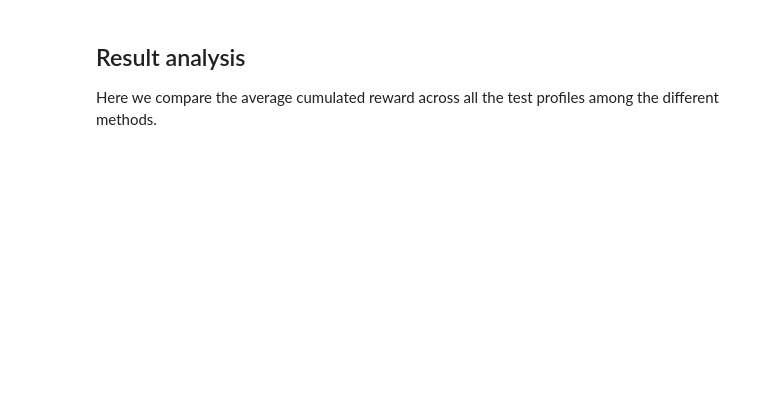
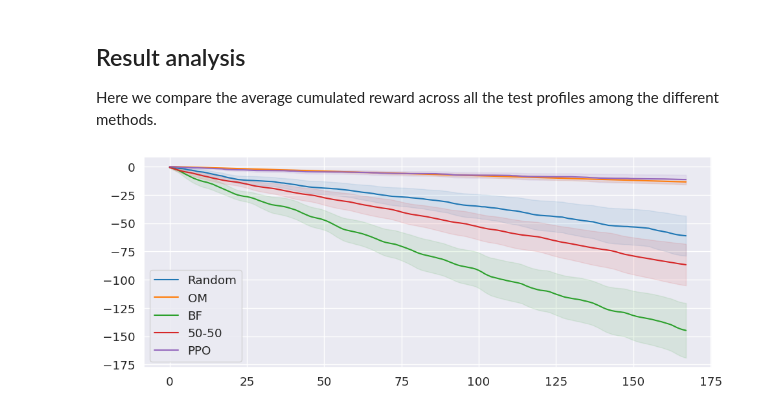
Before and after one commit to Daveonwave/ErNESTO-gym, a Jupyter notebook: examples/single_agent/benchmarks.ipynb, the cells around one changed output. Cells and saved outputs as stored; diff of their text form; code cells hidden in the pictures; blank space fills up the shorter version.

```diff
--- a/examples/single_agent/benchmarks.ipynb
+++ b/examples/single_agent/benchmarks.ipynb
@@ -120,12 +124,16 @@ for profile in tqdm(test_profiles):
     done = False
     rewards[alg][profile] = {}
     rewards[alg][profile]['pure'] = []
+    rewards[alg][profile]['weigh'] = []
+    rewards[alg][profile]['norm'] = []
 
     while not done:
         action = np.array([0]) # Only trading with market
         obs, reward, terminated, truncated, info = env.step(action)
         done = terminated or truncated
         rewards[alg][profile]['pure'].append(list(info['pure_rewards'].values()))
+        rewards[alg][profile]['norm'].append(list(info['norm_rewards'].values()))
+        rewards[alg][profile]['weigh'].append(list(info['weighted_rewards'].values()))
 # %% [markdown]
 <h3> Battery First Policy: </h3>
 The action chosen is always 1, meaning that the battery is always used before interacting with the market.
@@ -138,12 +146,16 @@ for profile in tqdm(test_profiles):
     done = False
     rewards[alg][profile] = {}
     rewards[alg][profile]['pure'] = []
+    rewards[alg][profile]['weigh'] = []
+    rewards[alg][profile]['norm'] = []
 
     while not done:
         action = np.array([1])  # Use the battery as much as possible
         obs, reward, terminated, truncated, info = env.step(action)
         done = terminated or truncated
         rewards[alg][profile]['pure'].append(list(info['pure_rewards'].values()))
+        rewards[alg][profile]['norm'].append(list(info['norm_rewards'].values()))
+        rewards[alg][profile]['weigh'].append(list(info['weighted_rewards'].values()))
 # %% [markdown]
 <h3> 50-50 Policy: </h3>
 The action chosen is always 0.5, meaning that the battery is never used.
@@ -156,12 +168,16 @@ for profile in tqdm(test_profiles):
     done = False
     rewards[alg][profile] = {}
     rewards[alg][profile]['pure'] = []
+    rewards[alg][profile]['weigh'] = []
+    rewards[alg][profile]['norm'] = []
 
     while not done:
         action = np.array([0.5])  # Use the battery at 50%
         obs, reward, terminated, truncated, info = env.step(action)
         done = terminated or truncated
         rewards[alg][profile]['pure'].append(list(info['pure_rewards'].values()))
+        rewards[alg][profile]['norm'].append(list(info['norm_rewards'].values()))
+        rewards[alg][profile]['weigh'].append(list(info['weighted_rewards'].values()))
 # %% [markdown]
 ### PPO agent
 Here we load the previously created model `PPO_trained`.
@@ -181,7 +197,7 @@ rewards[alg] = {}
 model = PPO(MlpPolicy, env, verbose=1)
 vec_env = model.get_env()
 # model = PPO.load("examples/single_agent/models/Weekly_experiment_longer_20250811_seed11.zip")
-model = PPO.load("examples/single_agent/models/model_20251111.zip")
+model = PPO.load("examples/single_agent/models/20251112_model.zip")
 
 
 for profile in tqdm(test_profiles):
@@ -191,6 +207,8 @@ for profile in tqdm(test_profiles):
     cumulated_reward = 0
     rewards[alg][profile] = {}
     rewards[alg][profile]['pure'] = []
+    rewards[alg][profile]['norm'] = []
+    rewards[alg][profile]['weigh'] = []
     done = False
 
     while not done:
@@ -198,5 +216,7 @@ for profile in tqdm(test_profiles):
         obs, r, dones, info = vec_env.step(action)
         done = dones[0]
         rewards[alg][profile]['pure'].append(list(info[0]['pure_rewards'].values()))
+        rewards[alg][profile]['norm'].append(list(info[0]['norm_rewards'].values()))
+        rewards[alg][profile]['weigh'].append(list(info[0]['weighted_rewards'].values()))
 # %% [output]
 ++++++ INITIALIZING ENV +++++++
@@ -408,15 +242,17 @@ Here we compare the average cumulated reward across all the test profiles among
 # %%
 fig, ax = plt.subplots(1, 1, figsize=(10, 4), tight_layout=True)
 
 for i, alg in enumerate(rewards.keys()):
-    cum_rewards = []
+    cum_rewards_pure = []
     for profile in rewards[alg].keys():
-        cum_rewards.append(np.cumsum([rewards[alg][profile]['pure'][i][0] + rewards[alg][profile]['pure'][i][1] + rewards[alg][profile]['pure'][i][2] for i in range(len(rewards[alg][profile]['pure']))]))
+        cum_rewards_pure.append(np.cumsum([rewards[alg][profile]['pure'][i][0] + rewards[alg][profile]['pure'][i][1] + rewards[alg][profile]['pure'][i][2] for i in range(len(rewards[alg][profile]['pure']))]))
 
-    means = np.mean(cum_rewards, axis=0)
-    stds = np.std(cum_rewards, axis=0)
-    ci = 1.96 * stds/np.sqrt(len(rewards[alg].keys()))
+    means_pure = np.mean(cum_rewards_pure, axis=0)
+    stds_pure = np.std(cum_rewards_pure, axis=0)
+    ci_pure = 1.96 * stds_pure/np.sqrt(len(rewards[alg].keys()))
 
-    ax.plot(means, label=alg_labels[alg], color=alg_color[alg])
-    ax.fill_between(range(len(means)), means + ci, means - ci, color=alg_color[alg], alpha=0.1)
+    ax.plot(means_pure, label=alg_labels[alg], color=alg_color[alg])
+    ax.fill_between(range(len(means_pure)), means_pure + ci_pure, means_pure - ci_pure, color=alg_color[alg], alpha=0.1)
     ax.legend()
+# %% [output]
+[figure, added]
```
Also changed, not shown: parts of 9 cells of this notebook, 29 other files.
